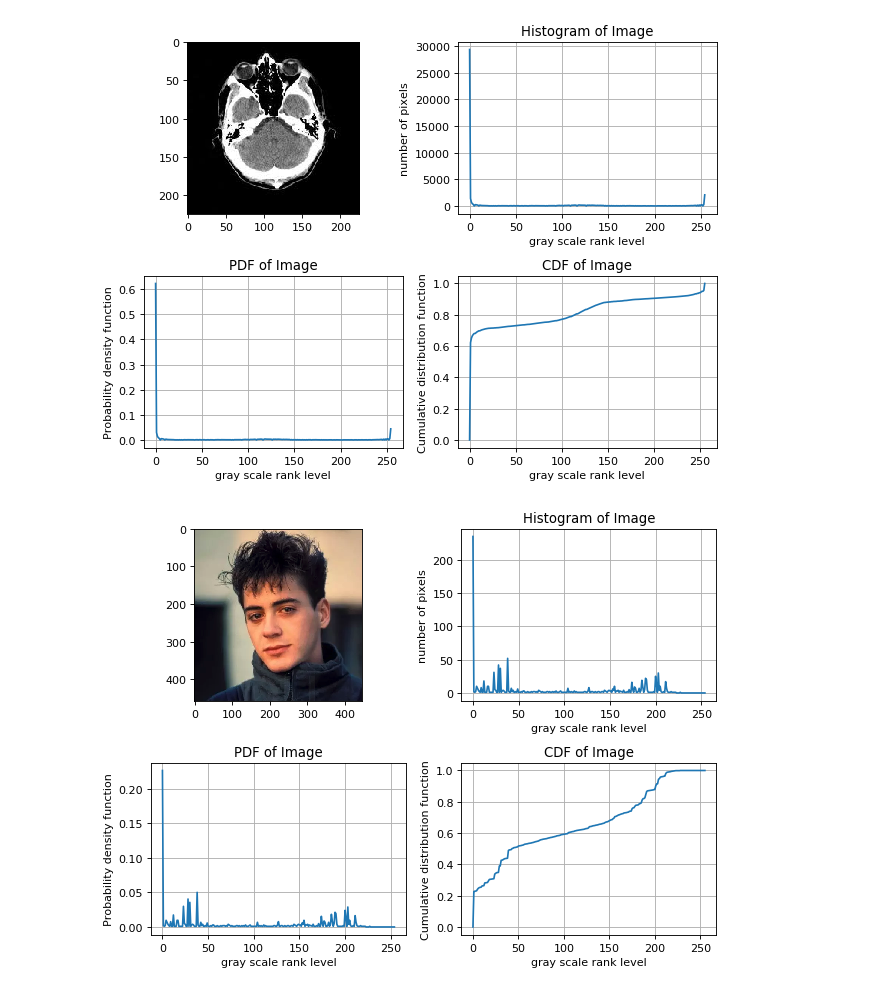
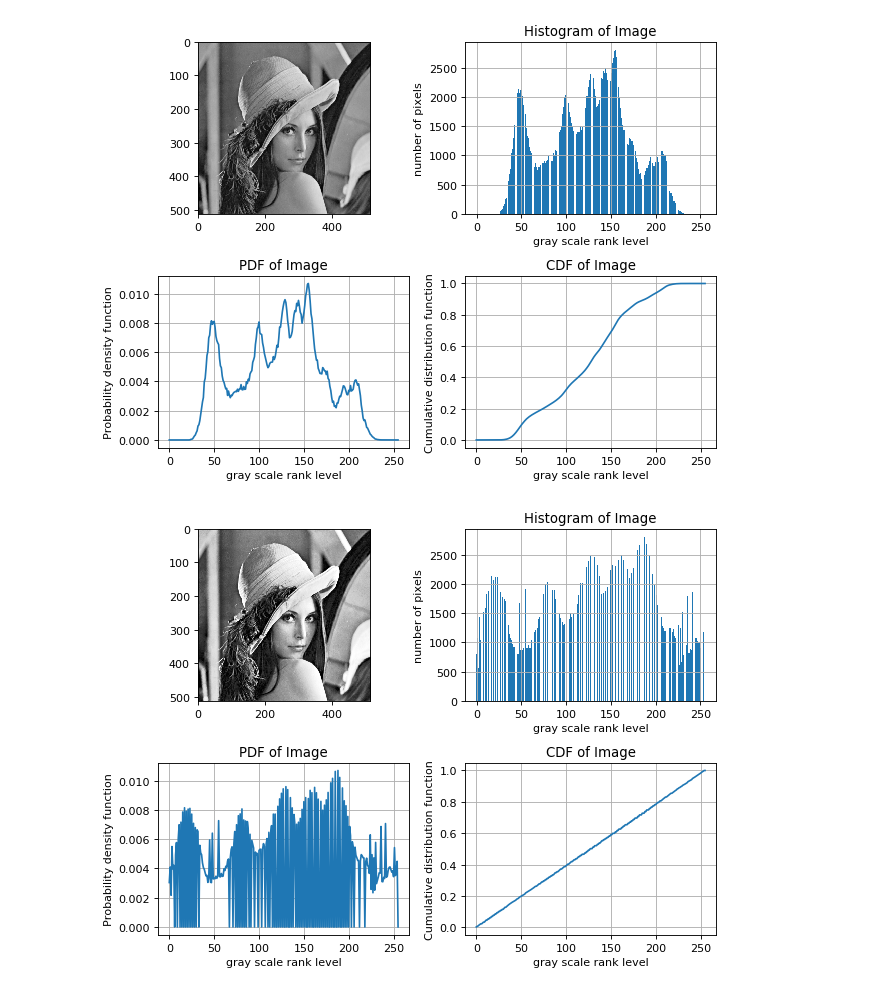
Before and after one commit to edwardchu-studio/CVHomework, a Jupyter notebook: HW1/CVHW1.ipynb, the cells around one changed output. Drawn from its saved outputs; the diff is of its cells as text; code cells hidden in the pictures.

```diff
--- a/HW1/CVHW1.ipynb
+++ b/HW1/CVHW1.ipynb
@@ -14,39 +42,28 @@ def setPrintLast():
 # %%
-image_chang=plt.imread('./chang.png')
-image_checker128=plt.imread('./checker128-var20.png')
-image_checker196=plt.imread('./checker196-var20.png')
-image_ctscan=plt.imread('./CTscan.jpg')
-image_crowd=plt.imread('./crowd.png')
-image_tony=plt.imread('./tony.png')
-imgList=[image_chang,image_checker128,image_checker196,image_ctscan,image_crowd,image_tony]
+image_chang=misc.imread('./chang.png')
+image_checker128=misc.imread('./checker128-var20.png')
+image_checker196=misc.imread('./checker196-var20.png')
+image_ctscan=misc.imread('./CTscan.jpg')
+image_crowd=misc.imread('./crowd.png')
+image_lenna=misc.imread('./lenna.jpg')
+imgList=[image_chang,image_checker128,image_checker196,image_ctscan,image_crowd]
-# %%
-def rgb2gray(rgb):
-    if rgb.max()>1:
-        rgb=rgb[...,:3]/255.
-    return np.dot(rgb[...,:3], [0.299, 0.587, 0.114])
-def calcHist(raw):
-    gray_cur=rgb2gray(raw)
-    hist=np.zeros(255)
-    unique, counts = np.unique(gray_cur*255, return_counts=True)
-    for i,rank in enumerate(unique):
-        hist[int(rank)]=counts[i]
-    return hist
 # %%
 def draw4(curImage):
-    hist=calcHist(curImage)
-    pdf=hist/np.sum(hist)
-    cdf=[np.sum(pdf[:i]) for i in range(256)]
-    plt.figure(1,figsize=(8, 6), dpi=80, facecolor='w', edgecolor='k')
+    hist,_=calcHist(curImage)
+    pdf=calcPdf(hist)
+    cdf=calcCdf(pdf)
+
+    plt.figure(figsize=(8, 6), dpi=80, facecolor='w', edgecolor='k')
 
     plt.subplot(221)
-    plt.imshow(curImage)
+    plt.imshow(curImage,cmap='gray')
 
     plt.subplot(222)
     plt.grid(True)
     plt.title('Histogram of Image')
     plt.xlabel('gray scale rank level')
     plt.ylabel('number of pixels')
-    plt.plot(hist)
+    plt.bar(range(len(hist)), hist,width=0.8)
 
     plt.subplot(223)
     plt.grid(True)
@@ -78,8 +83,8 @@ draw4(image_checker196)
-# %%
-draw4(image_ctscan)
-# %% [output]
-[figure, removed]
-# %%
-draw4(image_tony)
-# %% [output]
-[figure, removed]
+# %%
+img=rgb2gray(image_lenna)
+eq_img=equalize(img)
+draw4(img)
+draw4(eq_img)
+# %% [output]
+[figure, added]
+[figure, added]
```
Also changed, not shown: parts of 7 cells of this notebook, 1 other file.
